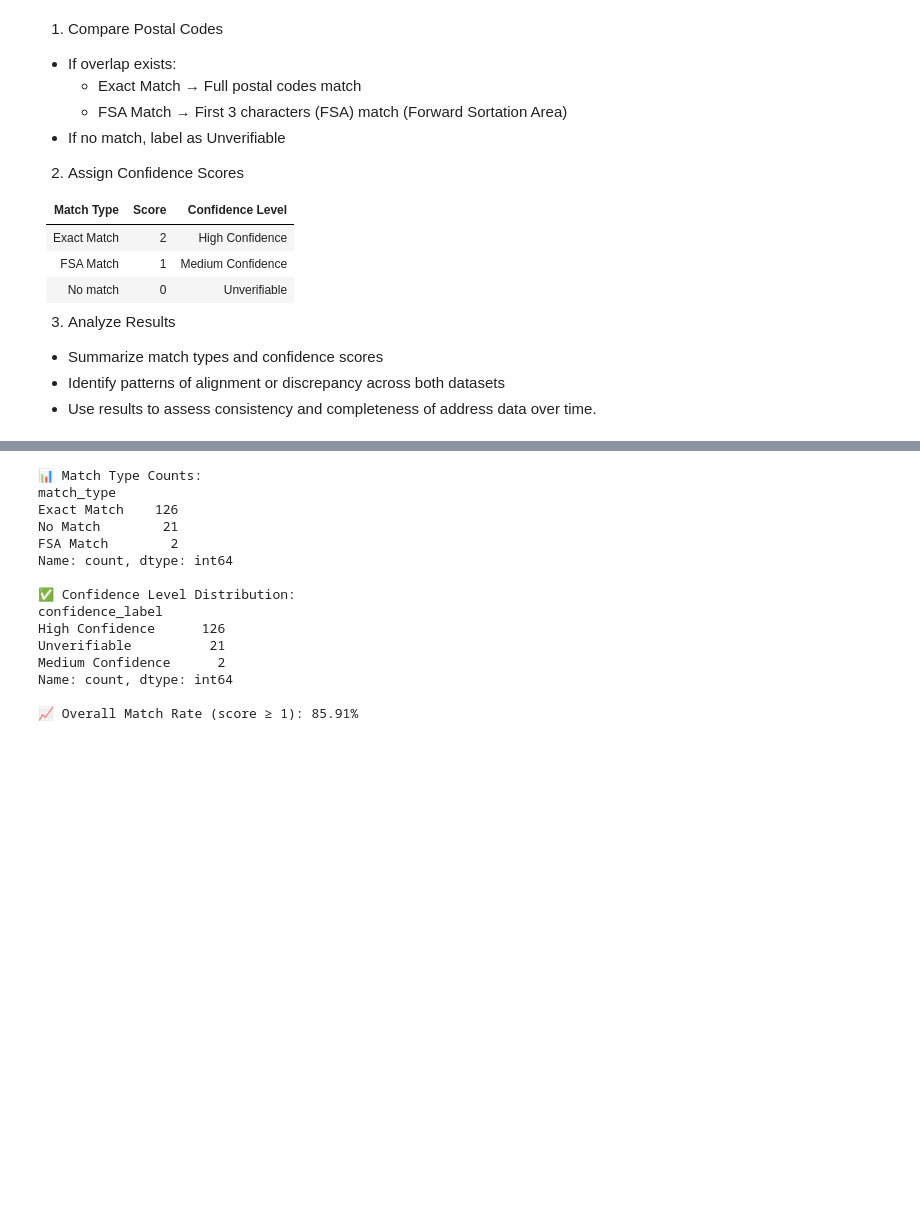
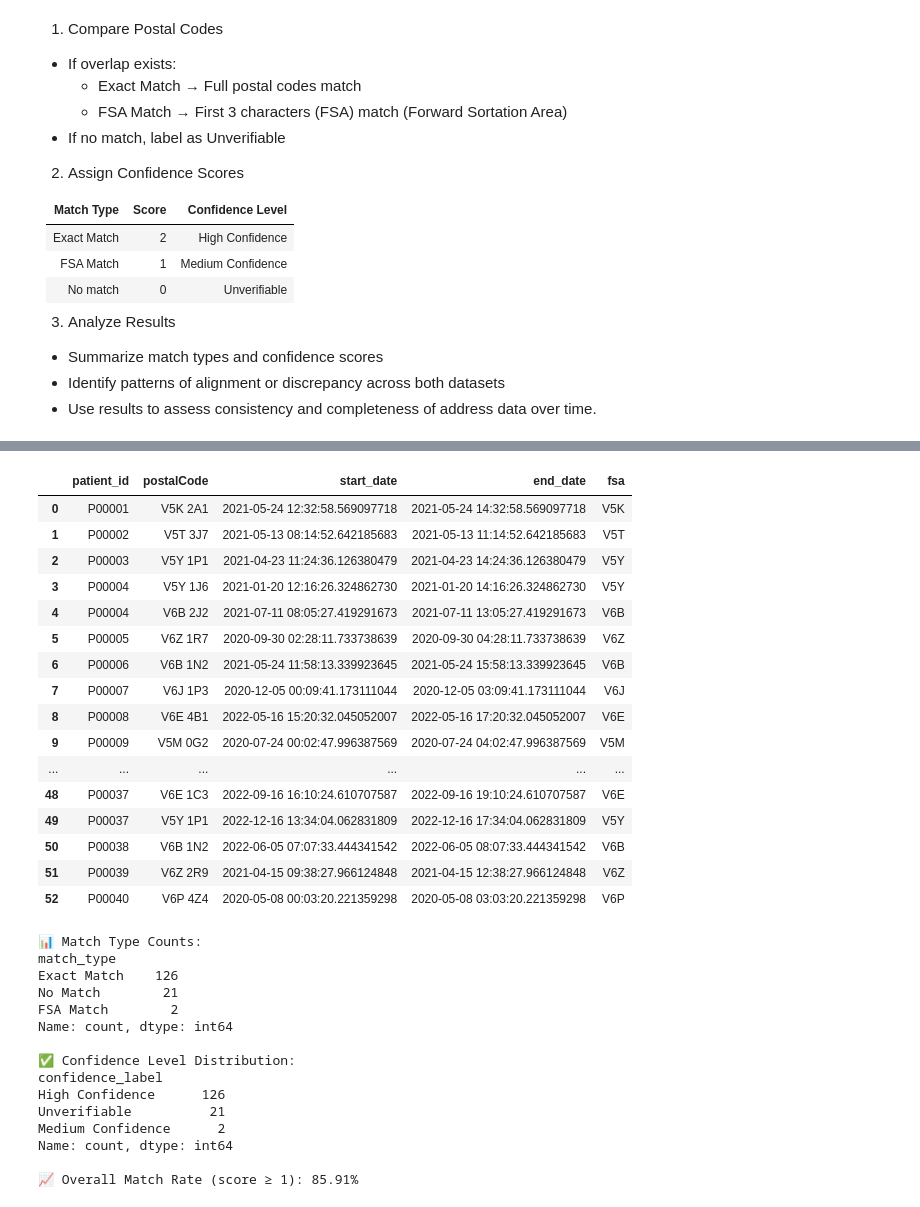
Before and after one commit to jeremychiu08/PEH-cohort, a Jupyter notebook: BC_Addresses_Analysis.ipynb, the cells around one changed output, grey strips where cells are left out. Cells and saved outputs as stored; diff of their text form; code cells hidden in the pictures; blank space fills up the shorter version.

```diff
--- a/BC_Addresses_Analysis.ipynb
+++ b/BC_Addresses_Analysis.ipynb
@@ -724,3 +886,23 @@ combined_df.to_csv("data/combined_df.csv", index=False)
+# %%
+display(cerner_df)
+# %% [output]
+|  | patient_id | postalCode | start_date | end_date | fsa |
+| 0 | P00001 | V5K 2A1 | 2021-05-24 12:32:58.569097718 | 2021-05-24 14:32:58.569097718 | V5K |
+| 1 | P00002 | V5T 3J7 | 2021-05-13 08:14:52.642185683 | 2021-05-13 11:14:52.642185683 | V5T |
+| 2 | P00003 | V5Y 1P1 | 2021-04-23 11:24:36.126380479 | 2021-04-23 14:24:36.126380479 | V5Y |
+| 3 | P00004 | V5Y 1J6 | 2021-01-20 12:16:26.324862730 | 2021-01-20 14:16:26.324862730 | V5Y |
+| 4 | P00004 | V6B 2J2 | 2021-07-11 08:05:27.419291673 | 2021-07-11 13:05:27.419291673 | V6B |
+| 5 | P00005 | V6Z 1R7 | 2020-09-30 02:28:11.733738639 | 2020-09-30 04:28:11.733738639 | V6Z |
+| 6 | P00006 | V6B 1N2 | 2021-05-24 11:58:13.339923645 | 2021-05-24 15:58:13.339923645 | V6B |
+| 7 | P00007 | V6J 1P3 | 2020-12-05 00:09:41.173111044 | 2020-12-05 03:09:41.173111044 | V6J |
+| 8 | P00008 | V6E 4B1 | 2022-05-16 15:20:32.045052007 | 2022-05-16 17:20:32.045052007 | V6E |
+| 9 | P00009 | V5M 0G2 | 2020-07-24 00:02:47.996387569 | 2020-07-24 04:02:47.996387569 | V5M |
+| ... | ... | ... | ... | ... | ... |
+| 48 | P00037 | V6E 1C3 | 2022-09-16 16:10:24.610707587 | 2022-09-16 19:10:24.610707587 | V6E |
+| 49 | P00037 | V5Y 1P1 | 2022-12-16 13:34:04.062831809 | 2022-12-16 17:34:04.062831809 | V5Y |
+| 50 | P00038 | V6B 1N2 | 2022-06-05 07:07:33.444341542 | 2022-06-05 08:07:33.444341542 | V6B |
+| 51 | P00039 | V6Z 2R9 | 2021-04-15 09:38:27.966124848 | 2021-04-15 12:38:27.966124848 | V6Z |
+| 52 | P00040 | V6P 4Z4 | 2020-05-08 00:03:20.221359298 | 2020-05-08 03:03:20.221359298 | V6P |
 # %%
 # Summary
 
```
Also changed, not shown: parts of 13 cells of this notebook, 24 other files.
